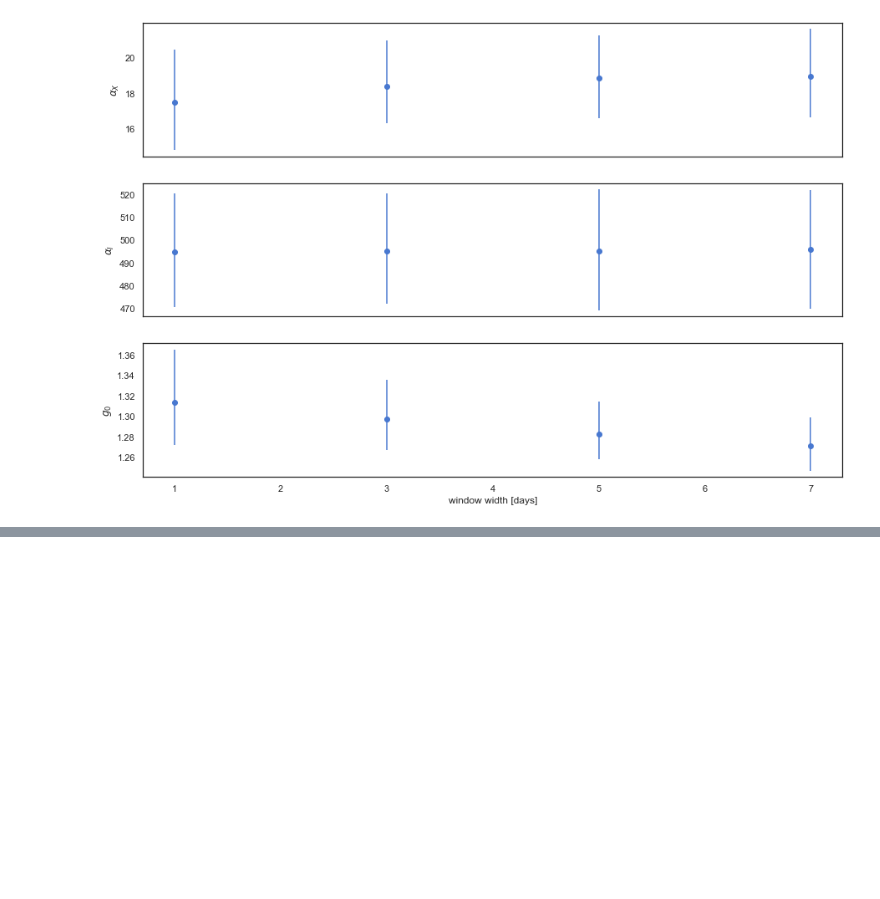
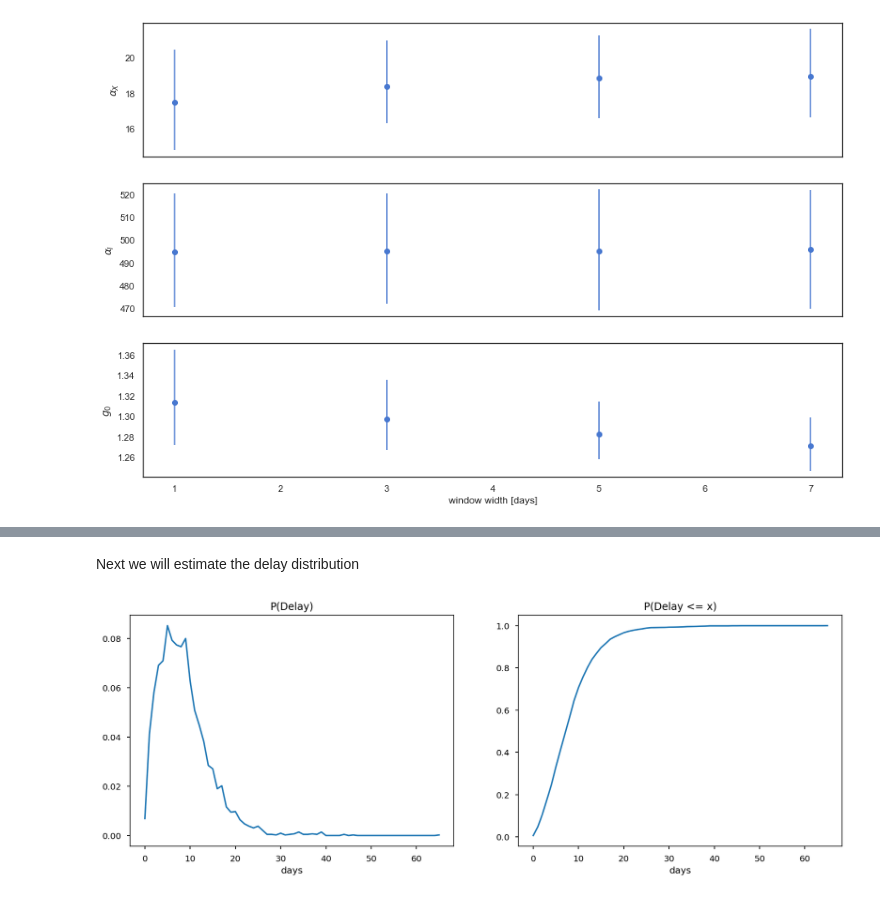
Before and after one commit to dimarkov/SIRCovid19, a Jupyter notebook: smoothing_data.ipynb, the cells around one changed output, grey strips where cells are left out. Saved outputs shown, nothing was run; the diff lists cells and outputs as text; code cells hidden in the pictures; blank space fills up the shorter version.

```diff
--- a/smoothing_data.ipynb
+++ b/smoothing_data.ipynb
@@ -194,0 +264,20 @@ axes[-1].set_xlabel('window width [days]');
+# %% [markdown]
+Next we will estimate the delay distribution
+# %%
+# Calculate the delta in days between onset and confirmation
+delay = (patients.Confirmed - patients.Onset).dt.days
+
+# Convert samples to an empirical distribution
+p_delay = delay.value_counts().sort_index()
+new_range = np.arange(0, p_delay.index.max()+1)
+p_delay = p_delay.reindex(new_range, fill_value=0)
+p_delay /= p_delay.sum()
+
+# Show our work
+fig, axes = plt.subplots(ncols=2, figsize=(15,5))
+p_delay.plot(title='P(Delay)', ax=axes[0])
+p_delay.cumsum().plot(title='P(Delay <= x)', ax=axes[1])
+for ax in axes:
+    ax.set_xlabel('days')
+# %% [output]
+[figure, added]
```
Also changed, not shown: parts of 26 cells of this notebook.
